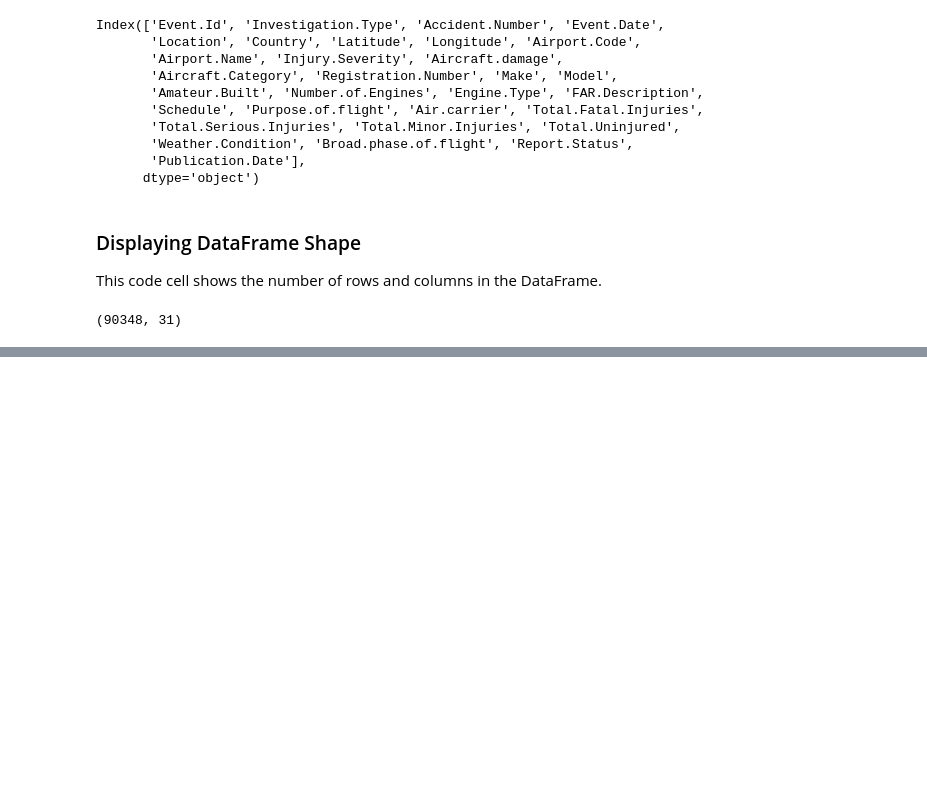
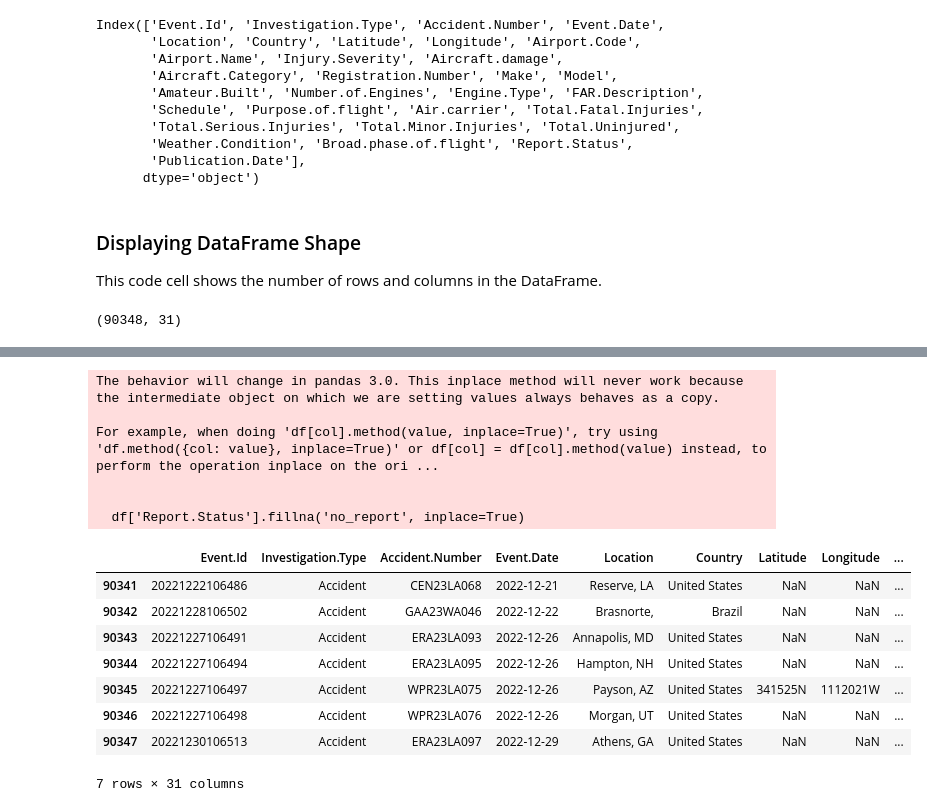
Before and after one commit to derrick4411/dsc-phase-1-project-v3, a Jupyter notebook: student.ipynb, the cells around one changed output, grey strips where cells are left out. Drawn from its saved outputs; the diff is of its cells as text; code cells hidden in the pictures; blank space fills up the shorter version.

```diff
--- a/student.ipynb
+++ b/student.ipynb
@@ -110,0 +185,21 @@ df.shape
+# %%
+#filling null value in report status
+df['Report.Status'].fillna('no_report', inplace=True)
+#last 7 rows
+df.tail(7)
+# %% [output]
+The behavior will change in pandas 3.0. This inplace method will never work because the intermediate object on which we are setting values always behaves as a copy.
+
+For example, when doing 'df[col].method(value, inplace=True)', try using 'df.method({col: value}, inplace=True)' or df[col] = df[col].method(value) instead, to perform the operation inplace on the ori ...
+
+
+  df['Report.Status'].fillna('no_report', inplace=True)
+|  | Event.Id | Investigation.Type | Accident.Number | Event.Date | Location | Country | Latitude | Longitude | ... |
+| 90341 | 20221222106486 | Accident | CEN23LA068 | 2022-12-21 | Reserve, LA | United States | NaN | NaN | ... |
+| 90342 | 20221228106502 | Accident | GAA23WA046 | 2022-12-22 | Brasnorte, | Brazil | NaN | NaN | ... |
+| 90343 | 20221227106491 | Accident | ERA23LA093 | 2022-12-26 | Annapolis, MD | United States | NaN | NaN | ... |
+| 90344 | 20221227106494 | Accident | ERA23LA095 | 2022-12-26 | Hampton, NH | United States | NaN | NaN | ... |
+| 90345 | 20221227106497 | Accident | WPR23LA075 | 2022-12-26 | Payson, AZ | United States | 341525N | 1112021W | ... |
+| 90346 | 20221227106498 | Accident | WPR23LA076 | 2022-12-26 | Morgan, UT | United States | NaN | NaN | ... |
+| 90347 | 20221230106513 | Accident | ERA23LA097 | 2022-12-29 | Athens, GA | United States | NaN | NaN | ... |
+7 rows × 31 columns
```
Also changed, not shown: parts of 9 cells of this notebook.
